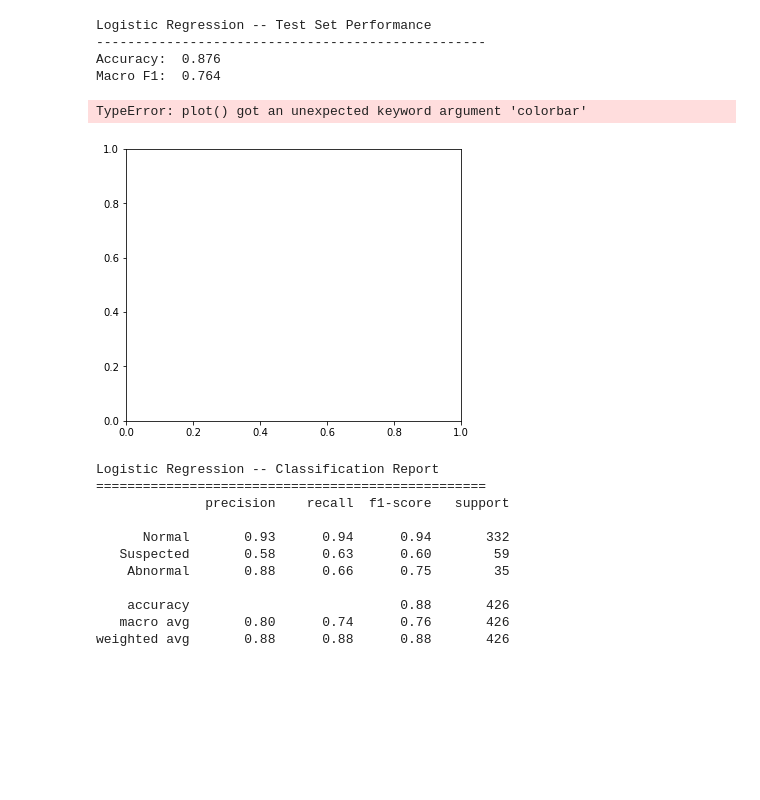
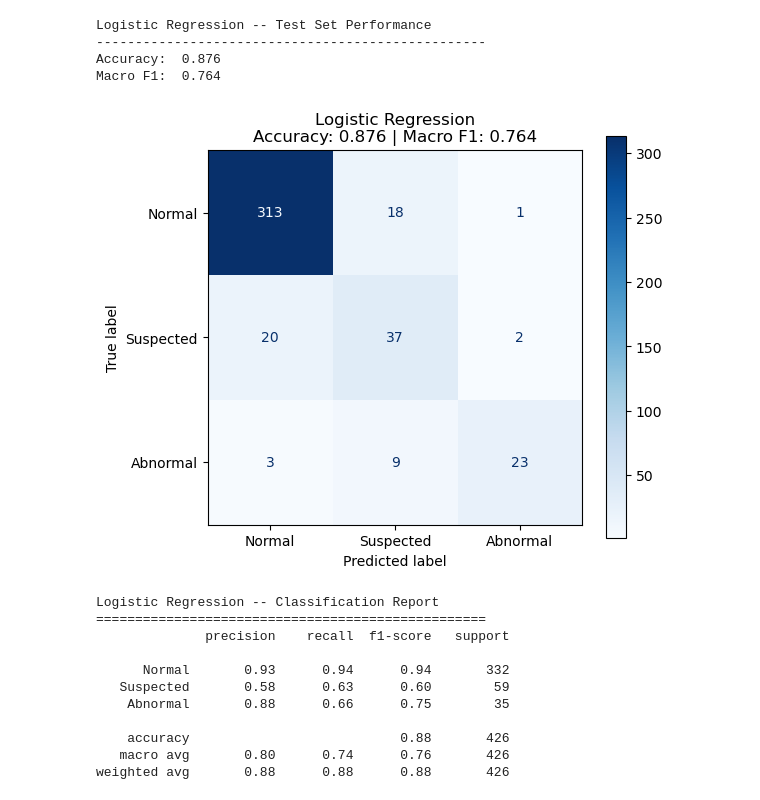
Before and after one commit to mkxangie/fetal_health_project_phase5, a Jupyter notebook: fetal_health_classification.ipynb, the cells around one changed output. Cells and saved outputs as stored; diff of their text form; code cells hidden in the pictures; blank space fills up the shorter version.

```diff
--- a/fetal_health_classification.ipynb
+++ b/fetal_health_classification.ipynb
@@ -392,15 +396,14 @@ Macro F1:  0.764
 # %%
 # Confusion matrix
 fig, ax = plt.subplots(figsize=(6, 5))
 cm = confusion_matrix(y_test, lr_preds)
 disp = ConfusionMatrixDisplay(cm, display_labels=class_names)
-disp.plot(ax=ax, cmap='Blues', colorbar=False)
+disp.plot(ax=ax, cmap='Blues')
 ax.set_title(f'Logistic Regression\nAccuracy: {lr_acc:.3f} | Macro F1: {lr_f1:.3f}')
 plt.tight_layout()
 plt.show()
 # %% [output]
-TypeError: plot() got an unexpected keyword argument 'colorbar'
-[figure, old version]
+[figure, new version]
 # %%
 # Classification report
 print("Logistic Regression -- Classification Report")
```
Also changed, not shown: parts of 8 cells of this notebook.
